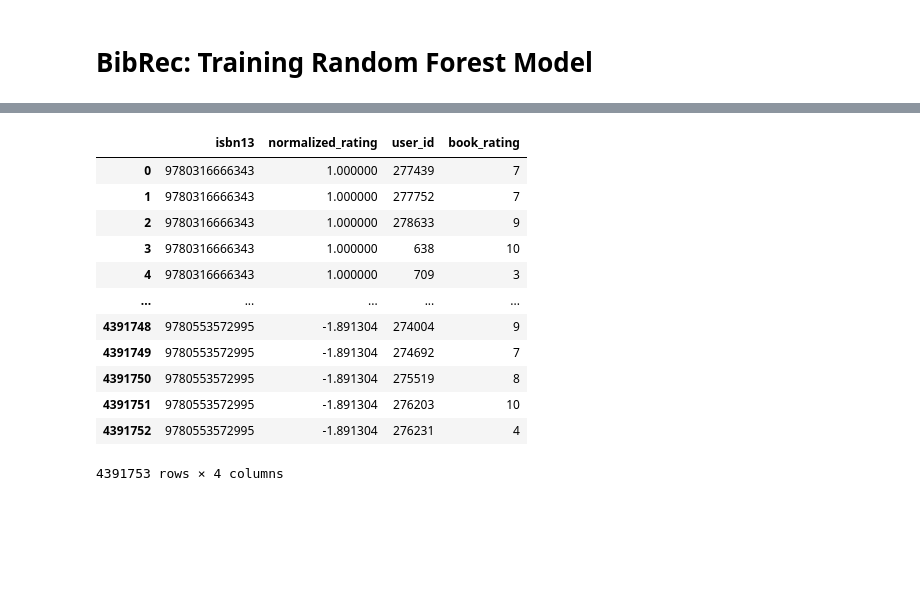
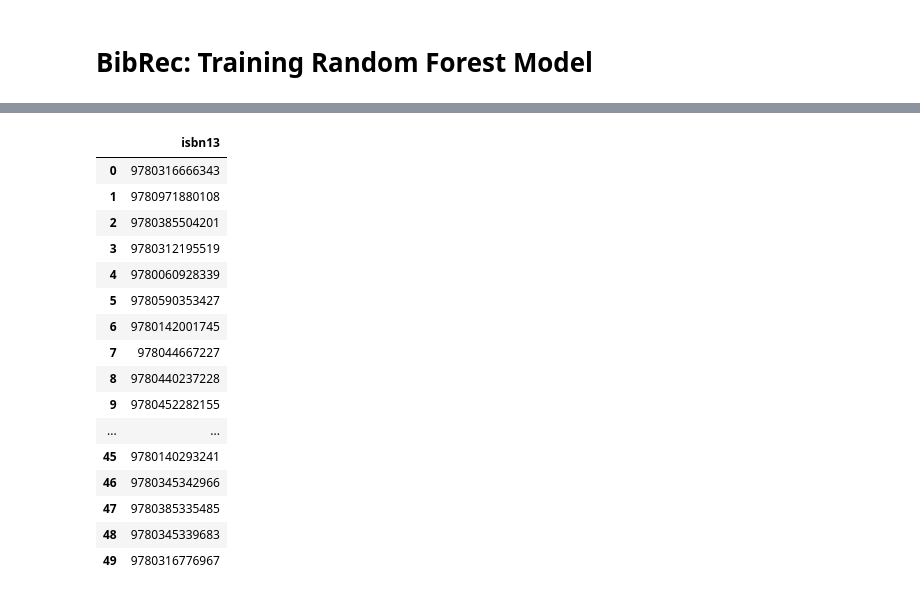
Before and after one commit to fichtnerma/Recommender, a Jupyter notebook: rf-bookCrossing5.ipynb, the cells around one changed output, grey strips where cells are left out. Drawn from its saved outputs; the diff is of its cells as text; code cells hidden in the pictures; blank space fills up the shorter version.

```diff
--- a/rf-bookCrossing5.ipynb
+++ b/rf-bookCrossing5.ipynb
@@ -68,26 +68,26 @@ ratings
 # %%
 # limit data to top-rated books only
 top_ratings = ratings.groupby('isbn13').user_id.count().sort_values(ascending=False)
-top_ratings = top_ratings[:100]
+top_ratings = top_ratings[:50]
 top_ratings = top_ratings.reset_index()
-
 # user_id => nr of ratings
 top_ratings = top_ratings.drop('user_id', axis=1)
-
-top_ratings = top_ratings.merge(ratings, on='isbn13', how='inner')
-
 top_ratings
 # %% [output]
-|  | isbn13 | normalized_rating | user_id | book_rating |
-| 0 | 9780316666343 | 1.000000 | 277439 | 7 |
-| 1 | 9780316666343 | 1.000000 | 277752 | 7 |
-| 2 | 9780316666343 | 1.000000 | 278633 | 9 |
-| 3 | 9780316666343 | 1.000000 | 638 | 10 |
-| 4 | 9780316666343 | 1.000000 | 709 | 3 |
-| ... | ... | ... | ... | ... |
-| 4391748 | 9780553572995 | -1.891304 | 274004 | 9 |
-| 4391749 | 9780553572995 | -1.891304 | 274692 | 7 |
-| 4391750 | 9780553572995 | -1.891304 | 275519 | 8 |
-| 4391751 | 9780553572995 | -1.891304 | 276203 | 10 |
-| 4391752 | 9780553572995 | -1.891304 | 276231 | 4 |
+|  | isbn13 |
+| 0 | 9780316666343 |
+| 1 | 9780971880108 |
+| 2 | 9780385504201 |
+| 3 | 9780312195519 |
+| 4 | 9780060928339 |
+| 5 | 9780590353427 |
+| 6 | 9780142001745 |
+| 7 | 978044667227 |
+| 8 | 9780440237228 |
+| 9 | 9780452282155 |
+| ... | ... |
+| 45 | 9780140293241 |
+| 46 | 9780345342966 |
+| 47 | 9780385335485 |
+| 48 | 9780345339683 |
+| 49 | 9780316776967 |
-4391753 rows × 4 columns
```
Also changed, not shown: parts of 29 cells of this notebook, 3 other files.
